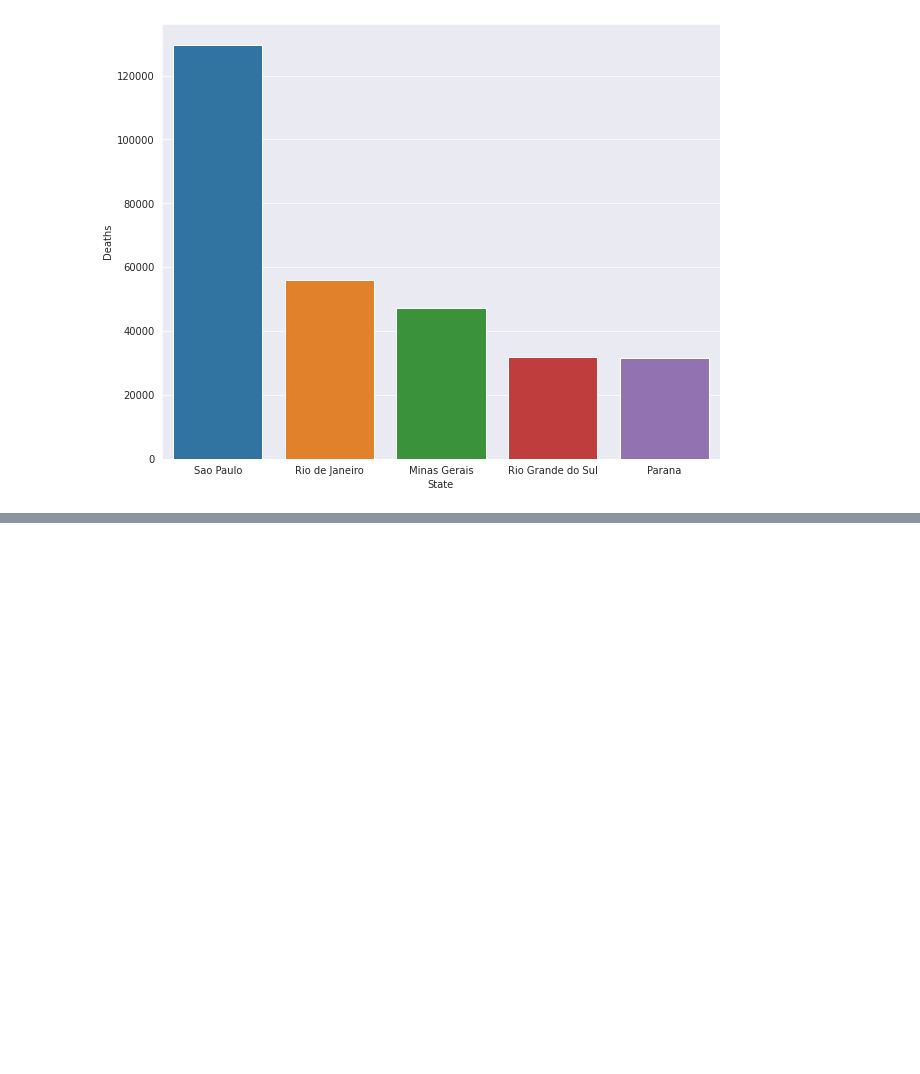
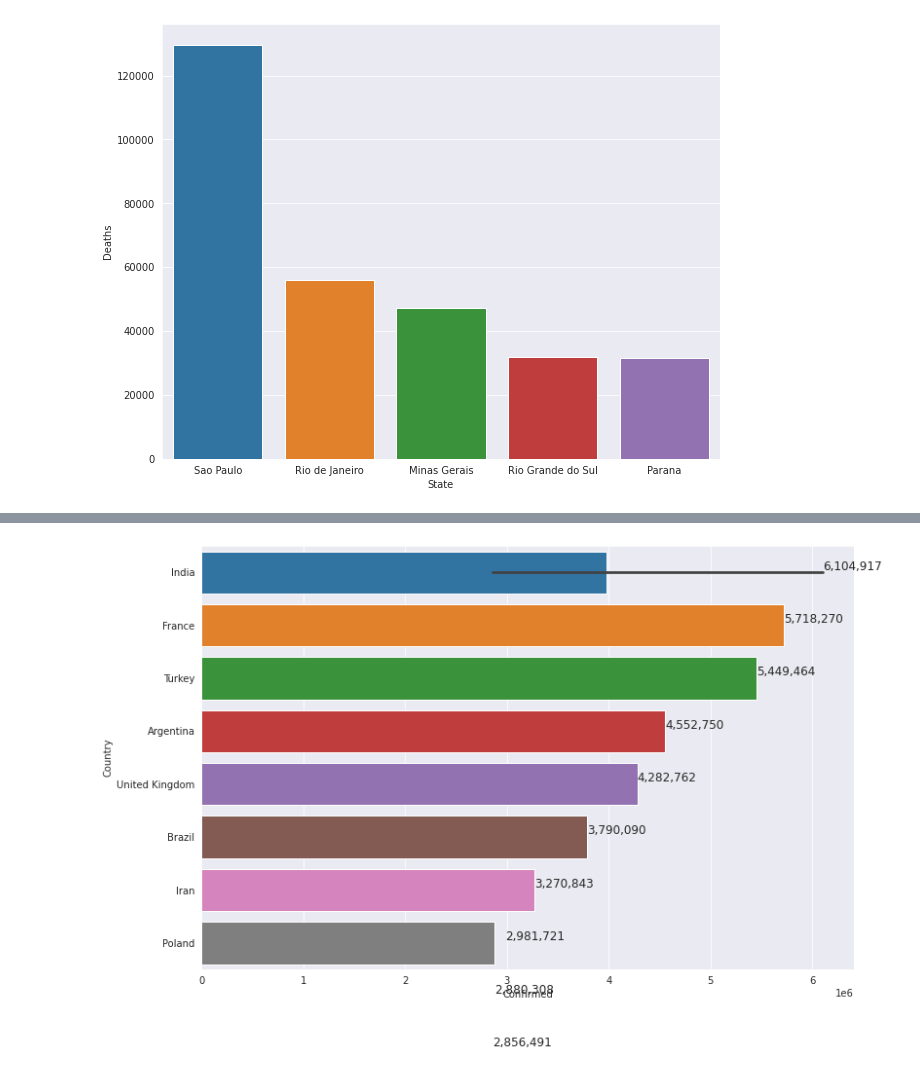
Before and after one commit to roblivesinottawa/analysis-covid-python, a Jupyter notebook: analysis-covid-python-workspace/notebooks/2021/07-05-2021.ipynb, the cells around one changed output, grey strips where cells are left out. Drawn from its saved outputs; the diff is of its cells as text; code cells hidden in the pictures; blank space fills up the shorter version.

```diff
--- a/analysis-covid-python-workspace/notebooks/2021/07-05-2021.ipynb
+++ b/analysis-covid-python-workspace/notebooks/2021/07-05-2021.ipynb
@@ -582,3 +582,5 @@ sns.barplot(x='State', y='Deaths', data=df_brazil.sort_values(by='Deaths', ascen
 plt.show()
 # %% [output]
 [figure]
+# %%
+top_ten_world = df.sort_values(by='Confirmed', ascending=False).head(10)
@@ -584,0 +634,9 @@ plt.show()
+# %%
+plt.figure(figsize=(12, 8))
+plot = sns.barplot(x='Confirmed', y='Country', data=top_ten_world)
+for i, (value, name) in enumerate(zip(top_ten_world['Confirmed'], top_ten_world['Country'])):
+    plot.text(value, i - 0.05, f"{value:,.0f}", size=12)
+
+plt.show()
+# %% [output]
+[figure, added]
```
Also changed, not shown: parts of 5 cells of this notebook, 1 other file.
